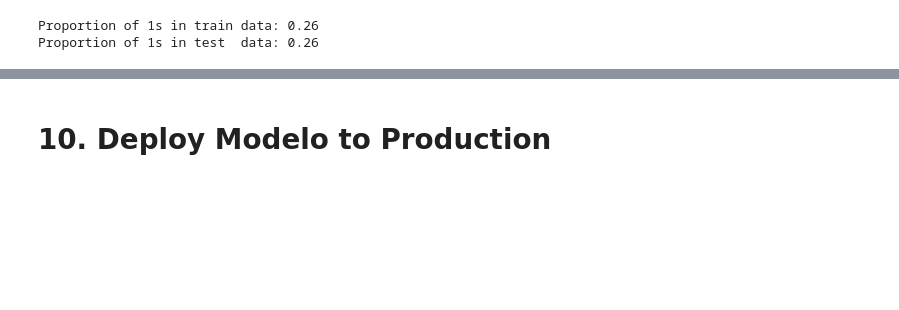
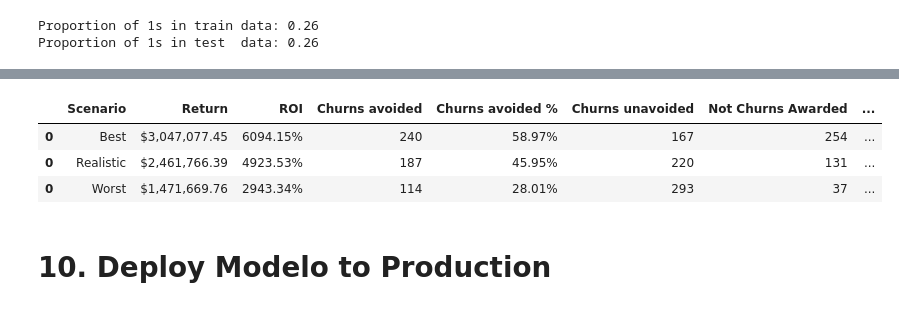
Before and after one commit to humberto-aguiar/churn_prediction, a Jupyter notebook: notebooks/churn_01.ipynb, the cells around one changed output, grey strips where cells are left out. Saved outputs shown, nothing was run; the diff lists cells and outputs as text; code cells hidden in the pictures; blank space fills up the shorter version.

```diff
--- a/notebooks/churn_01.ipynb
+++ b/notebooks/churn_01.ipynb
@@ -1542,15 +1684,0 @@ array([0.68626642, 0.07098909, 0.12253649, ..., 0.13485907, 0.01593067,
-# %%
-df5 = pd.read_csv( '../data/interim/df1.csv' )
-df5 = df5.drop(columns = [ 'row_number', 'customer_id', 'surname', 'num_of_products' ], axis = 1)
-
-X = df5.iloc[:, :-1].copy()
-y = df5.iloc[:, -1].copy()
-
-# spliting train and test datasets
-X_train, X_test, y_train, y_test = train_test_split( X, y,
-                                                     test_size = 0.2,
-                                                     random_state = 42,
-                                                     shuffle = True,
-                                                     stratify = y ) # stratify train and test datasets based on response variable
-
-X_train_reduced, X_valid_ut, y_train_reduced, y_valid_ut = train_test_split( X_train, y_train, test_size = 0.2, random_state = 42 )
@@ -1820,2 +1685,40 @@ X_test.sort_values(['churn_proba'], ascending = False)
+# %%
+# Defining 3 possible scenarios for coupons
+
+# highest investment in coupons
+X_test_worst = X_test.copy()
+X_test_worst['coupon'] = X_test_worst['churn_proba'].apply(lambda x: 400 if x > 0.95 else
+                                                                 300 if x > 0.90 else
+                                                                 250 if x > 0.80 else
+                                                                 200 if x > 0.70 else
+                                                                 100 if x > 0.50 else 0)
+# middle investment in coupons
+X_test_realistic = X_test.copy()
+X_test_realistic['coupon'] = X_test_realistic['churn_proba'].apply(lambda x: 250 if x > 0.95 else
+                                                                 200 if x > 0.90 else
+                                                                 150 if x > 0.80 else
+                                                                 100 if x > 0.70 else
+                                                                 50 if x > 0.50 else 0)
+# lowest investment in coupons
+X_test_best = X_test.copy()
+X_test_best['coupon'] = X_test_best['churn_proba'].apply(lambda x: 200 if x > 0.95 else
+                                                                 150 if x > 0.90 else
+                                                                 100 if x > 0.80 else
+                                                                 50 if x > 0.70 else
+                                                                 20 if x > 0.50 else 0)
+
+# Evaluating each scenario outcome for test dataset
+res1 = scenario_eval('Best ', X_test_best, y_hat, y_test, 50000)
+res2 = scenario_eval('Realistic ', X_test_realistic, y_hat, y_test, 50000)
+res3 = scenario_eval('Worst ', X_test_worst, y_hat, y_test, 50000)
+
+# concatenating all results
+res = pd.concat( [res1, res2, res3], axis = 0 )
+res
+# %% [output]
+|  | Scenario | Return | ROI | Churns avoided | Churns avoided % | Churns unavoided | Not Churns Awarded | ... |
+| 0 | Best | $3,047,077.45 | 6094.15% | 240 | 58.97% | 167 | 254 | ... |
+| 0 | Realistic | $2,461,766.39 | 4923.53% | 187 | 45.95% | 220 | 131 | ... |
+| 0 | Worst | $1,471,669.76 | 2943.34% | 114 | 28.01% | 293 | 37 | ... |
 # %% [markdown]
 # 10. Deploy Modelo to Production
```
Also changed, not shown: parts of 34 cells of this notebook, 2 other files.
